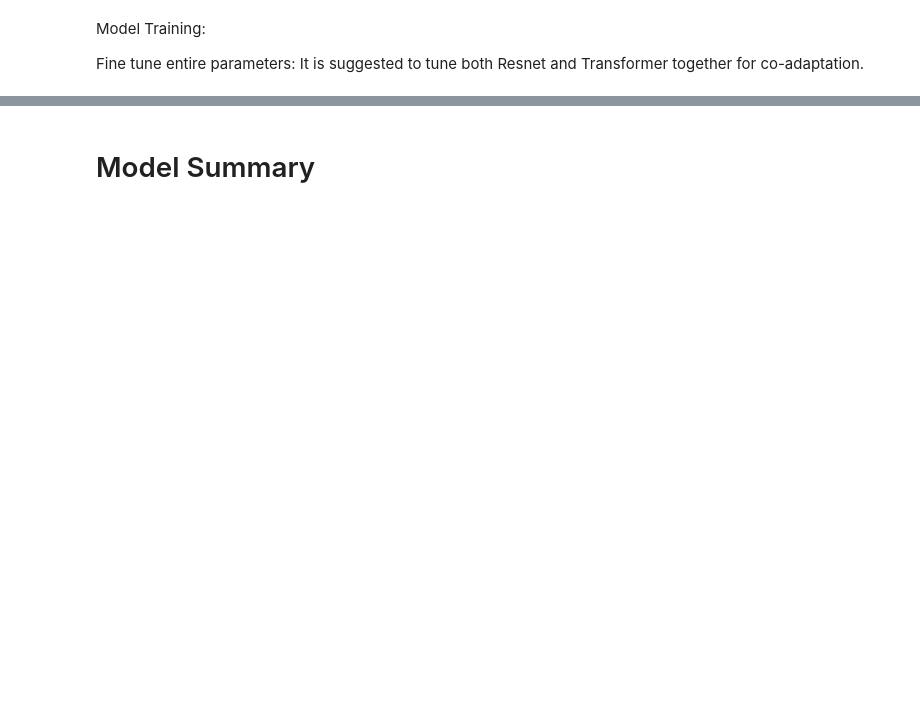
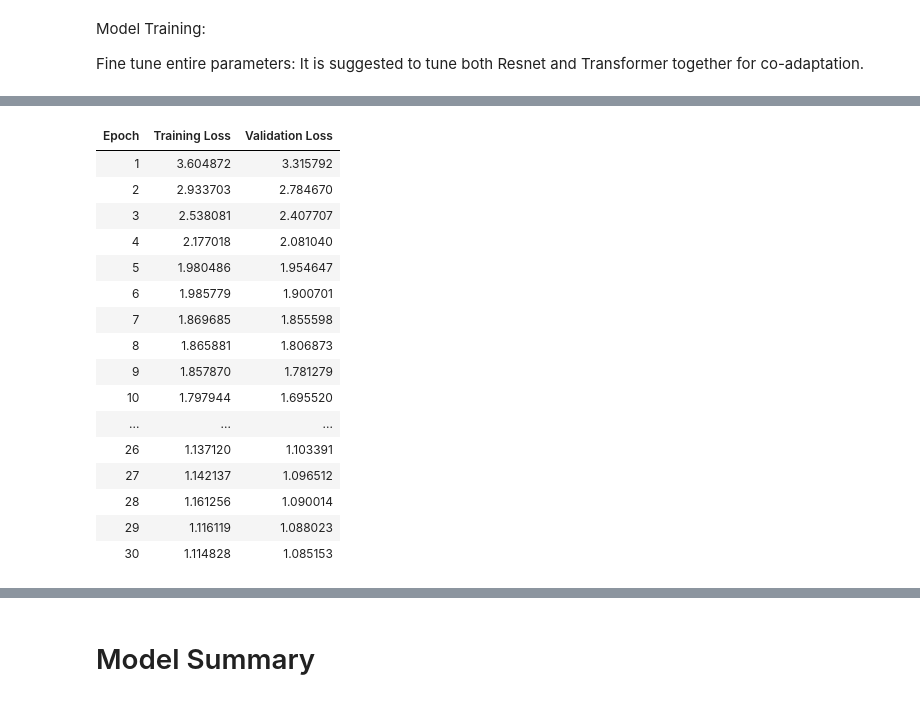
Before and after one commit to roshan-k-patel/hair-follicle-density-estimation-209b, a Jupyter notebook: MS4/MS4_DETR.ipynb, the cells around one changed output, grey strips where cells are left out. Cells and saved outputs as stored; diff of their text form; code cells hidden in the pictures; blank space fills up the shorter version.

```diff
--- a/MS4/MS4_DETR.ipynb
+++ b/MS4/MS4_DETR.ipynb
@@ -756,20 +771,22 @@ class ClassWeightedDetrTrainer(Trainer):
 
         return (loss, outputs) if return_outputs else loss
 # %%
-
 
 # ============================================================
 # TRAINING ARGS
 # ============================================================
+# learning_rate, weight_decay, warmup_steps come from the W&B sweep leader
+# (run ya8fnghr, eval_loss=1.974 at 5 epochs).
 
 training_args = TrainingArguments(
     output_dir=cfg.output_dir,
     per_device_train_batch_size=cfg.per_device_train_batch_size,
     per_device_eval_batch_size=cfg.per_device_eval_batch_size,
-    num_train_epochs= cfg.num_train_epochs,
+    num_train_epochs=cfg.num_train_epochs,
+    gradient_accumulation_steps=cfg.gradient_accumulation_steps,
 
-    learning_rate=1e-5,
-    weight_decay=cfg.weight_decay,
+    learning_rate=1.47e-5,
+    weight_decay=2.65e-3,
 
     eval_strategy="epoch",
     save_strategy="epoch",
@@ -782,12 +799,13 @@ training_args = TrainingArguments(
 
     load_best_model_at_end=True,
     metric_for_best_model="eval_loss",
-    greater_is_better=False,#minimize loss
+    greater_is_better=False,
 
-    fp16=False,   #caused OOM
+    fp16=False,
     max_grad_norm=1.0,
-    warmup_steps=500,# learning rate increases over 500 steps
-  disable_tqdm=False
+    warmup_steps=1484,
+    disable_tqdm=False,
+    report_to="none",
 )
 # %% [markdown]
 Model Training:
@@ -798,26 +816,29 @@ Fine tune entire parameters: It is suggested to tune both Resnet and Transformer
 from transformers.utils import logging
 logging.set_verbosity_error()
 
-# Save under aug4 so the prior aug3 checkpoint on Drive is preserved as a baseline.
-# Local checkpoints land under MS4/checkpoints/.
+# aug5 uses the W&B sweep leader (run ya8fnghr) for the full 30-epoch run.
+# aug4 (Yosef-clone baseline) is preserved as a separate checkpoint dir.
 if IS_COLAB:
-    save_path = os.path.join(CHECKPOINT_ROOT, "detr_follicle_model_aug4")
-    hist_path = os.path.join(CHECKPOINT_ROOT, "detr_follicle_model", "training_log_history_aug4.json")
+    save_path = os.path.join(CHECKPOINT_ROOT, "detr_follicle_model_aug5")
+    hist_path = os.path.join(CHECKPOINT_ROOT, "detr_follicle_model", "training_log_history_aug5.json")
 else:
-    save_path = os.path.join(CHECKPOINT_ROOT, "detr_follicle_model_aug4")
-    hist_path = os.path.join(CHECKPOINT_ROOT, "training_log_history_aug4.json")
+    save_path = os.path.join(CHECKPOINT_ROOT, "detr_follicle_model_aug5")
+    hist_path = os.path.join(CHECKPOINT_ROOT, "training_log_history_aug5.json")
 
 os.makedirs(save_path, exist_ok=True)
 os.makedirs(os.path.dirname(hist_path), exist_ok=True)
 
-# Config overrides applied unconditionally so they take effect on every fresh train.
+# DetrConfig overrides come from the sweep leader (run ya8fnghr, eval_loss=1.974
+# at 5 epochs). These attributes must be set BEFORE from_pretrained, otherwise
+# they're silently ignored.
 config = DetrConfig.from_pretrained(cfg.pretrained_model_name)
-config.num_queries = 100             # 50 crippled the model on this dataset (empirical, see exp log)
+config.num_queries = 100
 config.num_labels = len(cfg.class_names)
 config.id2label = id2label
 config.label2id = label2id
-config.bbox_loss_coefficient = 8   # tighten bbox
-config.giou_loss_coefficient = 4
+config.bbox_loss_coefficient = 12
+config.giou_loss_coefficient = 1
+config.eos_coefficient = 0.354
 
 logs = ''
 if os.path.exists(os.path.join(save_path, "config.json")):
@@ -835,15 +856,11 @@ else:
         ignore_mismatched_sizes=True,
     )
 
-    # Conservative recipe matching Yosef's aug3 (matched-class accuracy 0.90).
-    # A prior attempt stacked three rare-class interventions on top of aug3
-    # (WeightedRandomSampler + alpha_cls=0.5 + head LR 10x backbone) and the
-    # model collapsed to a single-class predictor. This config keeps aug3's
-    # alpha_cls=1.0 and class_weights for imbalance handling, but skips the
-    # sampler and the differential LR (lr_head=lr_backbone=None means the
-    # trainer uses the flat 1e-5 from TrainingArguments). num_queries=50 and
-    # val box_scale=1.0 stay since those are independent of the imbalance
-    # question.
+    # Sweep-leader recipe (run ya8fnghr): alpha_cls=0.305 (much lower than the
+    # aug4 default of 1.0). The matched-CE add-on is mostly noise on this
+    # dataset, so weighting it down at training time helped the optimizer.
+    # No WeightedRandomSampler and no differential head/backbone LR --
+    # those interventions previously caused class collapse.
     trainer = ClassWeightedDetrTrainer(
         model=model,
         args=training_args,
@@ -852,10 +869,12 @@ else:
         data_collator=collate_fn,
         processing_class=processor,
         class_weights=class_weights,
-        alpha_cls=1.0,
+        alpha_cls=0.305,
         sample_weights=None,
         lr_head=None,
         lr_backbone=None,
+        callbacks=[EarlyStoppingCallback(early_stopping_patience=7,
+                                          early_stopping_threshold=0.001)],
     )
 
     trainer.train()
@@ -865,9 +884,8 @@ else:
     trainer.save_model(save_path)
     processor.save_pretrained(save_path)
 
-    # hist_path is absolute, so write to it directly. The earlier code used
-    # os.path.join(save_path, hist_path) which silently dropped save_path.
     with open(hist_path, "w") as f:
         json.dump(logs, f, indent=2)
 
     print(f"Model saved to {save_path}")
+# %% [output]
@@ -873,0 +894,17 @@ else:
+| Epoch | Training Loss | Validation Loss |
+| 1 | 3.604872 | 3.315792 |
+| 2 | 2.933703 | 2.784670 |
+| 3 | 2.538081 | 2.407707 |
+| 4 | 2.177018 | 2.081040 |
+| 5 | 1.980486 | 1.954647 |
+| 6 | 1.985779 | 1.900701 |
+| 7 | 1.869685 | 1.855598 |
+| 8 | 1.865881 | 1.806873 |
+| 9 | 1.857870 | 1.781279 |
+| 10 | 1.797944 | 1.695520 |
+| ... | ... | ... |
+| 26 | 1.137120 | 1.103391 |
+| 27 | 1.142137 | 1.096512 |
+| 28 | 1.161256 | 1.090014 |
+| 29 | 1.116119 | 1.088023 |
+| 30 | 1.114828 | 1.085153 |
```
Also changed, not shown: parts of 17 cells of this notebook, 1 other file.
